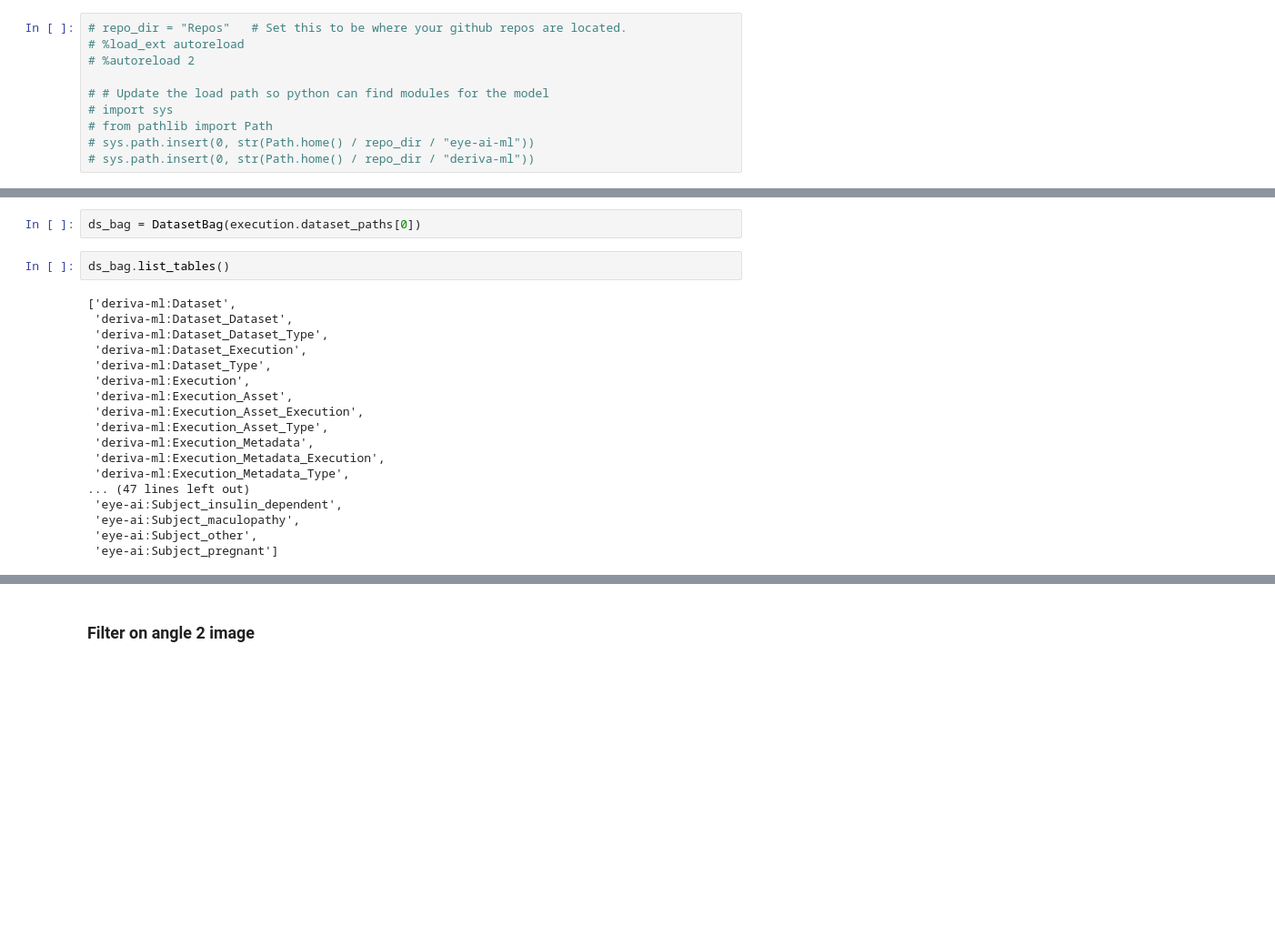
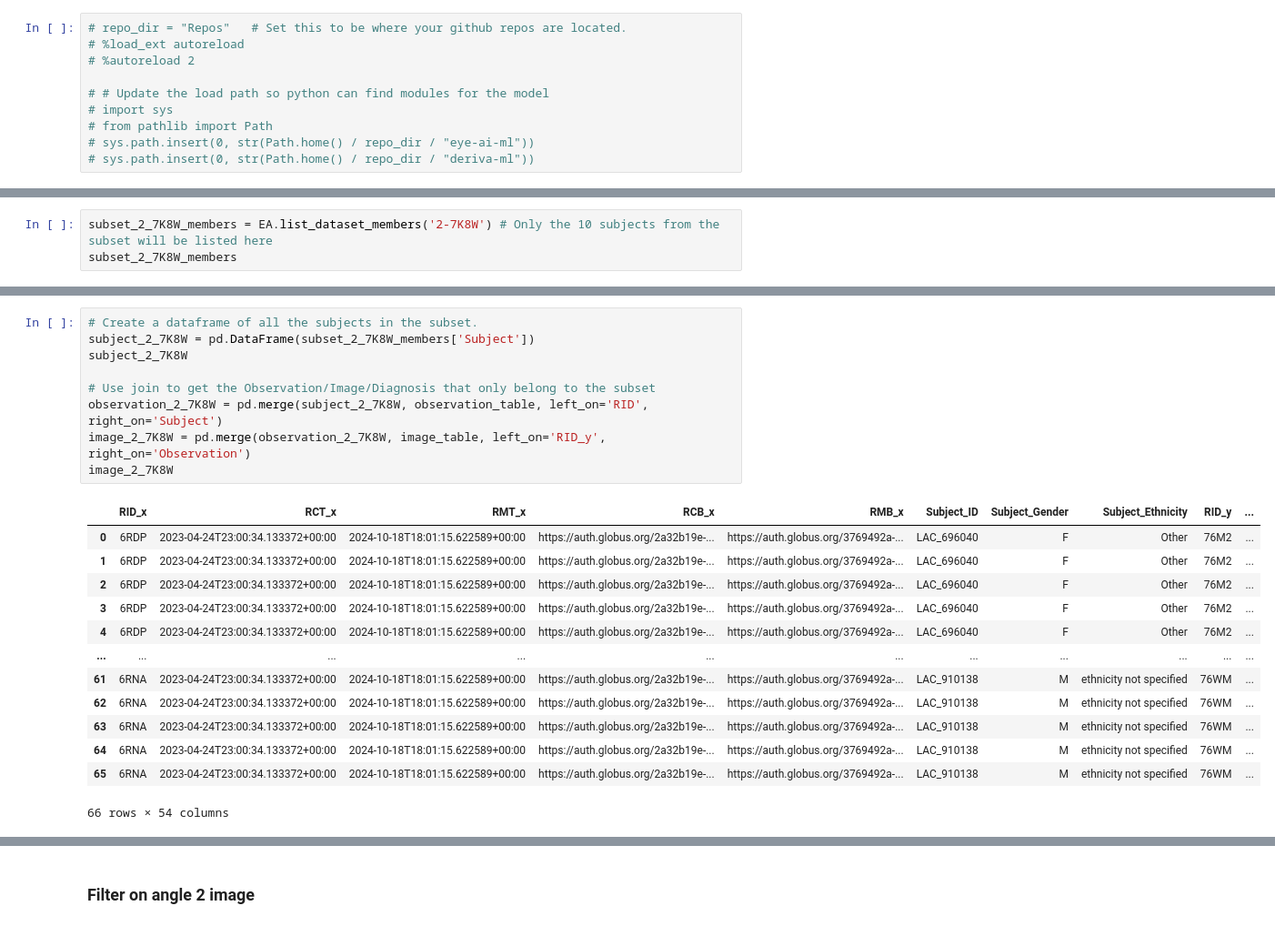
Before and after one commit to informatics-isi-edu/eye-ai-exec, a Jupyter notebook: notebooks/templates/template_lac.ipynb, the cells around one changed output, grey strips where cells are left out. Shown at 91% size. Cells and saved outputs as stored; diff of their text form; blank space fills up the shorter version.

Commit message:
change lac template according to deriva-ml changes

```diff
--- a/notebooks/templates/template_lac.ipynb
+++ b/notebooks/templates/template_lac.ipynb
@@ -119,0 +156,3 @@ configuration: datasets=[DatasetSpec(rid='2-7K8W', materialize=False)] assets=['
+# %%
+subset_2_7K8W_members = EA.list_dataset_members('2-7K8W') # Only the 10 subjects from the subset will be listed here
+subset_2_7K8W_members
@@ -120,22 +177,23 @@ configuration: datasets=[DatasetSpec(rid='2-7K8W', materialize=False)] assets=['
 # %%
-ds_bag = DatasetBag(execution.dataset_paths[0])
+# Create a dataframe of all the subjects in the subset.
+subject_2_7K8W = pd.DataFrame(subset_2_7K8W_members['Subject'])
+subject_2_7K8W
+
+# Use join to get the Observation/Image/Diagnosis that only belong to the subset
+observation_2_7K8W = pd.merge(subject_2_7K8W, observation_table, left_on='RID', right_on='Subject')
+image_2_7K8W = pd.merge(observation_2_7K8W, image_table, left_on='RID_y', right_on='Observation')
+image_2_7K8W
+# %% [output]
+|  | RID_x | RCT_x | RMT_x | RCB_x | RMB_x | Subject_ID | Subject_Gender | Subject_Ethnicity | RID_y | ... |
+| 0 | 6RDP | 2023-04-24T23:00:34.133372+00:00 | 2024-10-18T18:01:15.622589+00:00 | https://auth.globus.org/2a32b19e-... | https://auth.globus.org/3769492a-... | LAC_696040 | F | Other | 76M2 | ... |
+| 1 | 6RDP | 2023-04-24T23:00:34.133372+00:00 | 2024-10-18T18:01:15.622589+00:00 | https://auth.globus.org/2a32b19e-... | https://auth.globus.org/3769492a-... | LAC_696040 | F | Other | 76M2 | ... |
+| 2 | 6RDP | 2023-04-24T23:00:34.133372+00:00 | 2024-10-18T18:01:15.622589+00:00 | https://auth.globus.org/2a32b19e-... | https://auth.globus.org/3769492a-... | LAC_696040 | F | Other | 76M2 | ... |
+| 3 | 6RDP | 2023-04-24T23:00:34.133372+00:00 | 2024-10-18T18:01:15.622589+00:00 | https://auth.globus.org/2a32b19e-... | https://auth.globus.org/3769492a-... | LAC_696040 | F | Other | 76M2 | ... |
+| 4 | 6RDP | 2023-04-24T23:00:34.133372+00:00 | 2024-10-18T18:01:15.622589+00:00 | https://auth.globus.org/2a32b19e-... | https://auth.globus.org/3769492a-... | LAC_696040 | F | Other | 76M2 | ... |
+| ... | ... | ... | ... | ... | ... | ... | ... | ... | ... | ... |
+| 61 | 6RNA | 2023-04-24T23:00:34.133372+00:00 | 2024-10-18T18:01:15.622589+00:00 | https://auth.globus.org/2a32b19e-... | https://auth.globus.org/3769492a-... | LAC_910138 | M | ethnicity not specified | 76WM | ... |
+| 62 | 6RNA | 2023-04-24T23:00:34.133372+00:00 | 2024-10-18T18:01:15.622589+00:00 | https://auth.globus.org/2a32b19e-... | https://auth.globus.org/3769492a-... | LAC_910138 | M | ethnicity not specified | 76WM | ... |
+| 63 | 6RNA | 2023-04-24T23:00:34.133372+00:00 | 2024-10-18T18:01:15.622589+00:00 | https://auth.globus.org/2a32b19e-... | https://auth.globus.org/3769492a-... | LAC_910138 | M | ethnicity not specified | 76WM | ... |
+| 64 | 6RNA | 2023-04-24T23:00:34.133372+00:00 | 2024-10-18T18:01:15.622589+00:00 | https://auth.globus.org/2a32b19e-... | https://auth.globus.org/3769492a-... | LAC_910138 | M | ethnicity not specified | 76WM | ... |
+| 65 | 6RNA | 2023-04-24T23:00:34.133372+00:00 | 2024-10-18T18:01:15.622589+00:00 | https://auth.globus.org/2a32b19e-... | https://auth.globus.org/3769492a-... | LAC_910138 | M | ethnicity not specified | 76WM | ... |
+66 rows × 54 columns
-# %%
-ds_bag.list_tables()
-# %% [output]
-['deriva-ml:Dataset',
- 'deriva-ml:Dataset_Dataset',
- 'deriva-ml:Dataset_Dataset_Type',
- 'deriva-ml:Dataset_Execution',
- 'deriva-ml:Dataset_Type',
- 'deriva-ml:Execution',
- 'deriva-ml:Execution_Asset',
- 'deriva-ml:Execution_Asset_Execution',
- 'deriva-ml:Execution_Asset_Type',
- 'deriva-ml:Execution_Metadata',
- 'deriva-ml:Execution_Metadata_Execution',
- 'deriva-ml:Execution_Metadata_Type',
-... (47 lines left out)
- 'eye-ai:Subject_insulin_dependent',
- 'eye-ai:Subject_maculopathy',
- 'eye-ai:Subject_other',
- 'eye-ai:Subject_pregnant']
```
Also changed, not shown: parts of 23 cells of this notebook.
